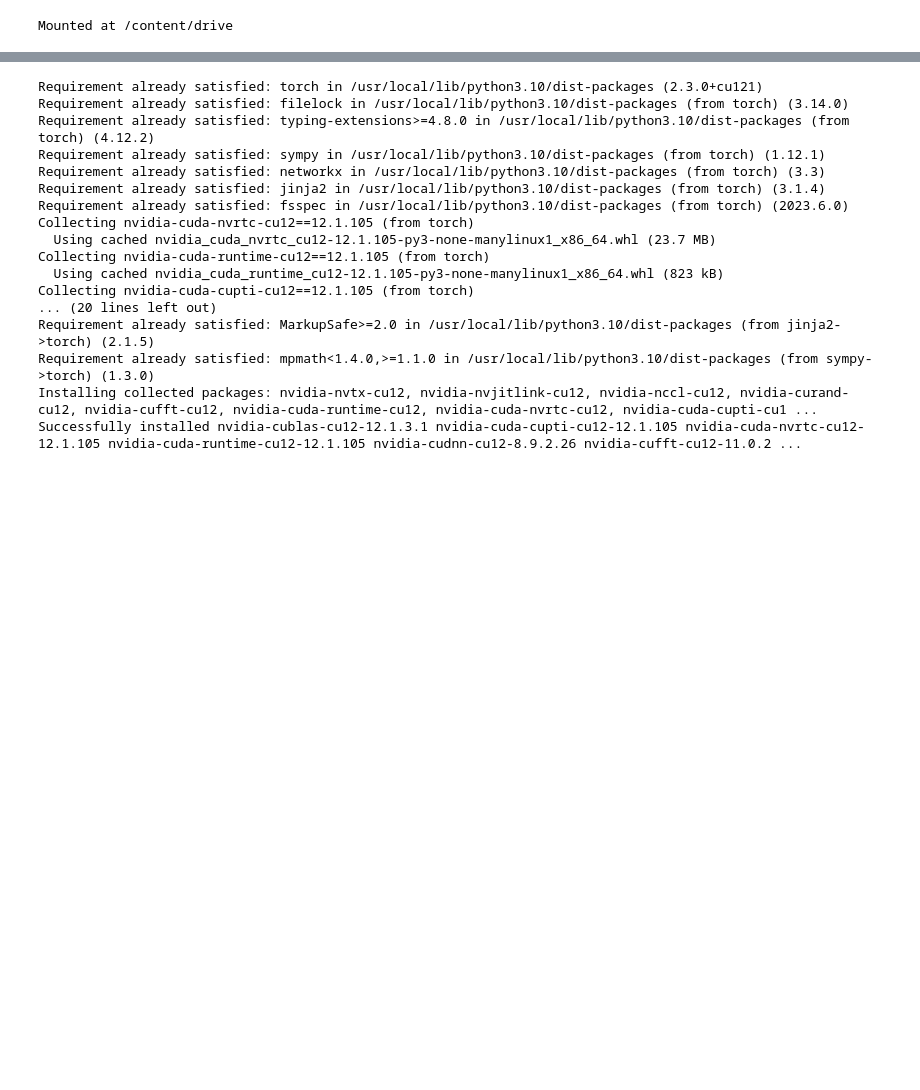
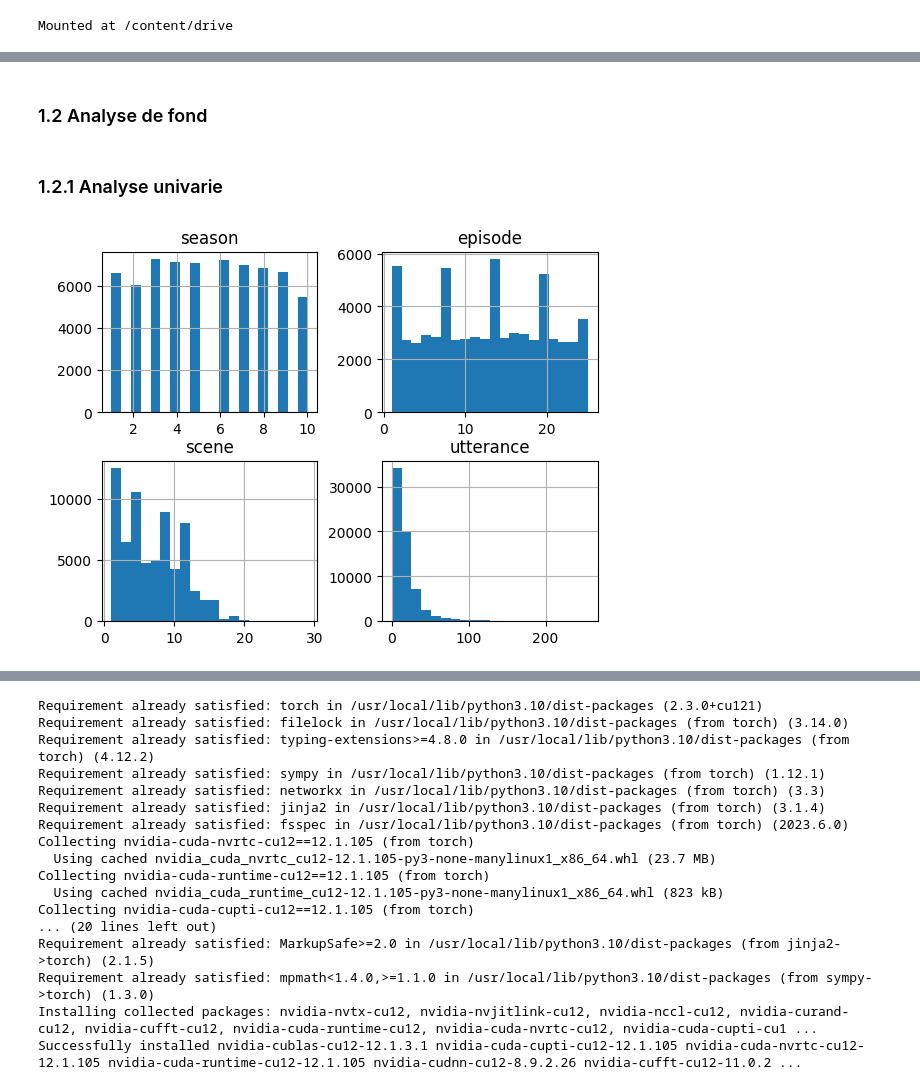
Before and after one commit to najouaelfethi/Chatbot-Friends, a Jupyter notebook: chatbot_transformers.ipynb, the cells around one changed output, grey strips where cells are left out. Cells and saved outputs as stored; diff of their text form; code cells hidden in the pictures; blank space fills up the shorter version.

```diff
--- a/chatbot_transformers.ipynb
+++ b/chatbot_transformers.ipynb
@@ -7,0 +126,12 @@ Mounted at /content/drive
+# %% [markdown]
+### 1.2 Analyse de fond
+# %% [markdown]
+### 1.2.1 Analyse univarie
+# %%
+#Visualisation des variables
+#Pour les donnees numeriques
+numeric_cols = ["season","episode","scene","utterance"]
+df[numeric_cols].hist(bins=20)
+plt.show()
+# %% [output]
+[figure, added]
```
Also changed, not shown: parts of 61 cells of this notebook.
